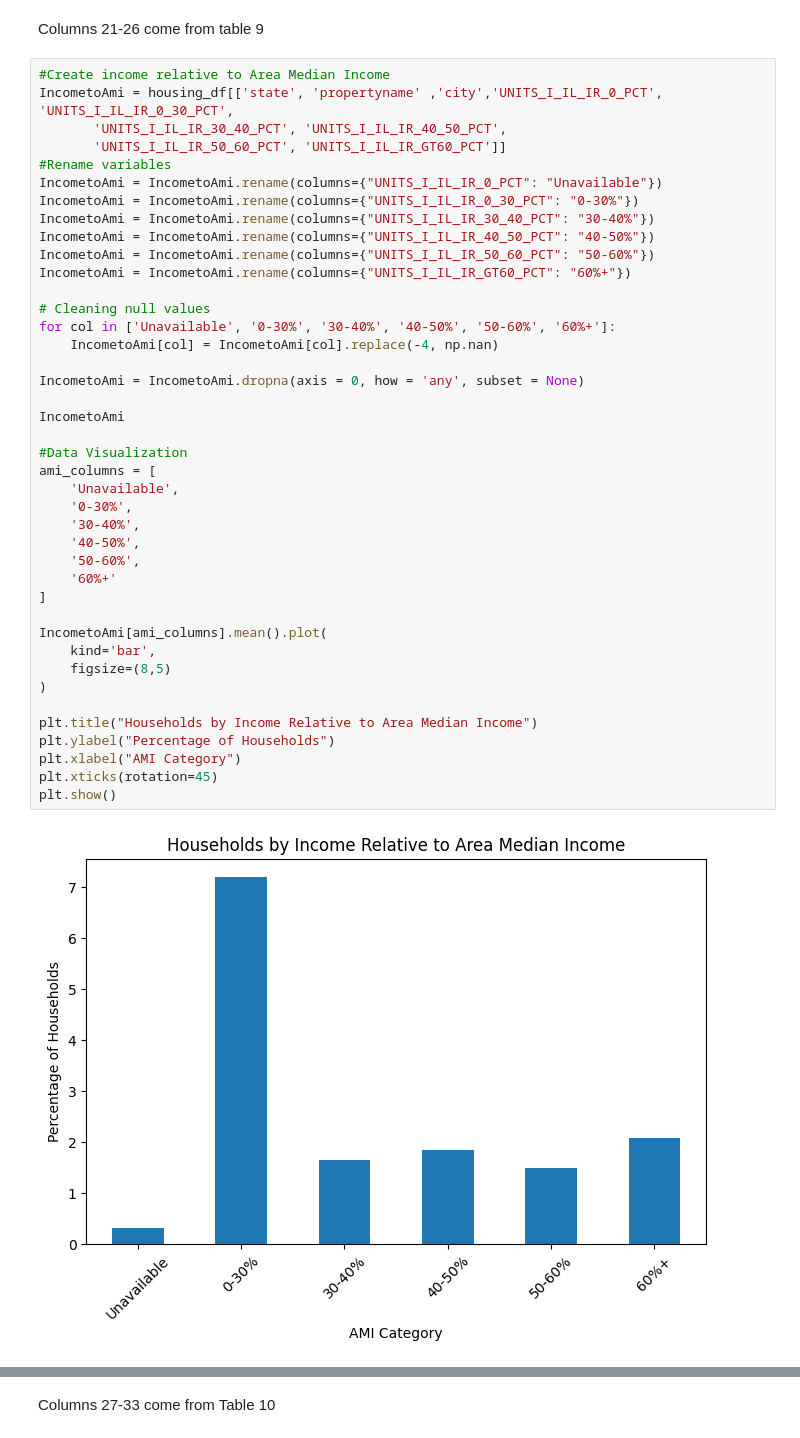
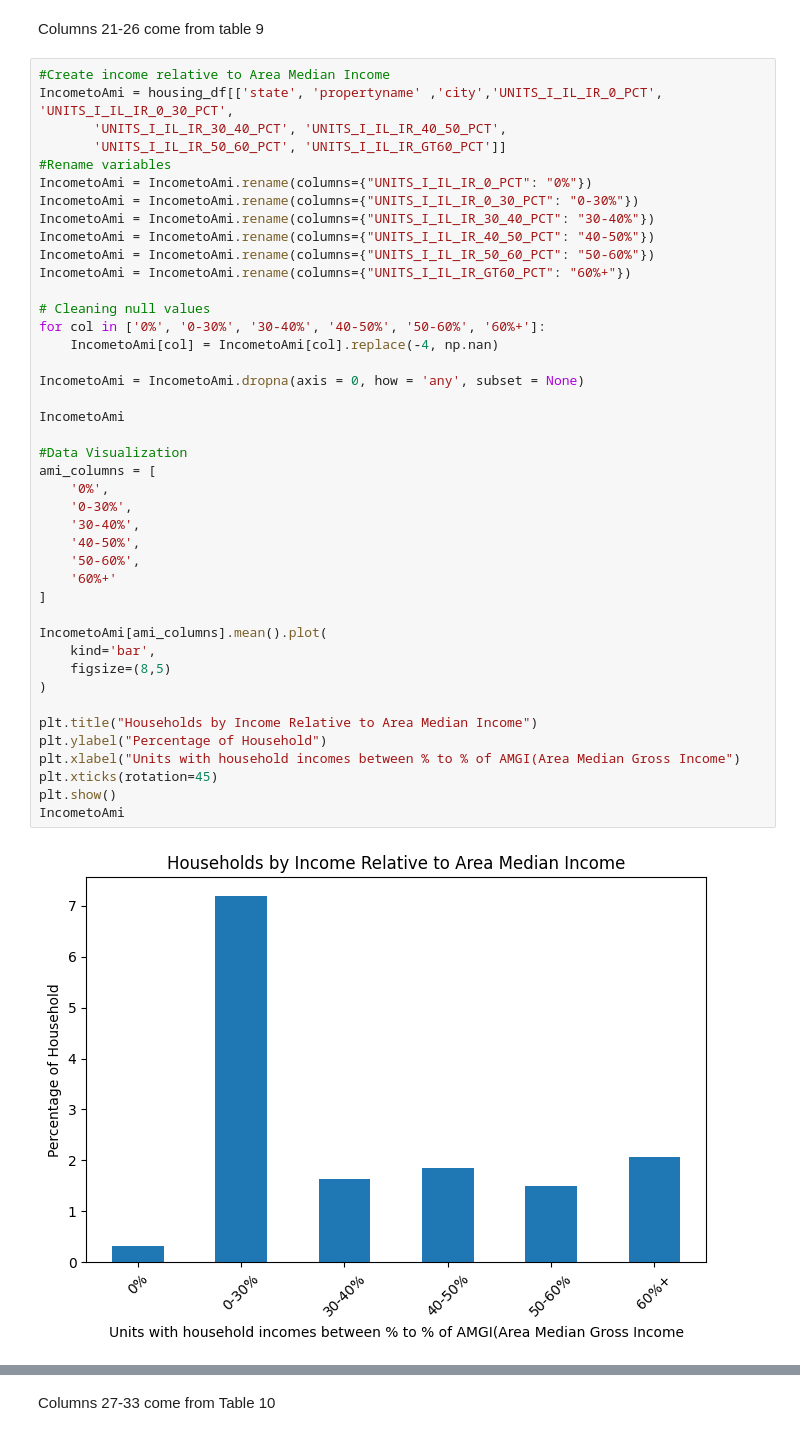
Before and after one commit to bitriagaleonela40-cmd/housing-research, a Jupyter notebook: Housing.ipynb, the cells around one changed output, grey strips where cells are left out. Cells and saved outputs as stored; diff of their text form.

```diff
--- a/Housing.ipynb
+++ b/Housing.ipynb
@@ -186,40 +200,41 @@ IncometoAmi = housing_df[['state', 'propertyname' ,'city','UNITS_I_IL_IR_0_PCT',
        'UNITS_I_IL_IR_30_40_PCT', 'UNITS_I_IL_IR_40_50_PCT',
        'UNITS_I_IL_IR_50_60_PCT', 'UNITS_I_IL_IR_GT60_PCT']]
 #Rename variables
-IncometoAmi = IncometoAmi.rename(columns={"UNITS_I_IL_IR_0_PCT": "Unavailable"})
+IncometoAmi = IncometoAmi.rename(columns={"UNITS_I_IL_IR_0_PCT": "0%"})
 IncometoAmi = IncometoAmi.rename(columns={"UNITS_I_IL_IR_0_30_PCT": "0-30%"})
 IncometoAmi = IncometoAmi.rename(columns={"UNITS_I_IL_IR_30_40_PCT": "30-40%"})
 IncometoAmi = IncometoAmi.rename(columns={"UNITS_I_IL_IR_40_50_PCT": "40-50%"})
 IncometoAmi = IncometoAmi.rename(columns={"UNITS_I_IL_IR_50_60_PCT": "50-60%"})
 IncometoAmi = IncometoAmi.rename(columns={"UNITS_I_IL_IR_GT60_PCT": "60%+"})
 
 # Cleaning null values
-for col in ['Unavailable', '0-30%', '30-40%', '40-50%', '50-60%', '60%+']:
+for col in ['0%', '0-30%', '30-40%', '40-50%', '50-60%', '60%+']:
     IncometoAmi[col] = IncometoAmi[col].replace(-4, np.nan)
 
 IncometoAmi = IncometoAmi.dropna(axis = 0, how = 'any', subset = None)
 
 IncometoAmi
 
 #Data Visualization
 ami_columns = [
-    'Unavailable',
+    '0%',
     '0-30%',
     '30-40%',
     '40-50%',
     '50-60%',
     '60%+'
 ]
 
 IncometoAmi[ami_columns].mean().plot(
     kind='bar',
     figsize=(8,5)
 )
 
 plt.title("Households by Income Relative to Area Median Income")
-plt.ylabel("Percentage of Households")
-plt.xlabel("AMI Category")
+plt.ylabel("Percentage of Household")
+plt.xlabel("Units with household incomes between % to % of AMGI(Area Median Gross Income")
 plt.xticks(rotation=45)
 plt.show()
+IncometoAmi
 # %% [output]
-[figure, old version]
+[figure, new version]
```
Also changed, not shown: parts of 3 cells of this notebook.
